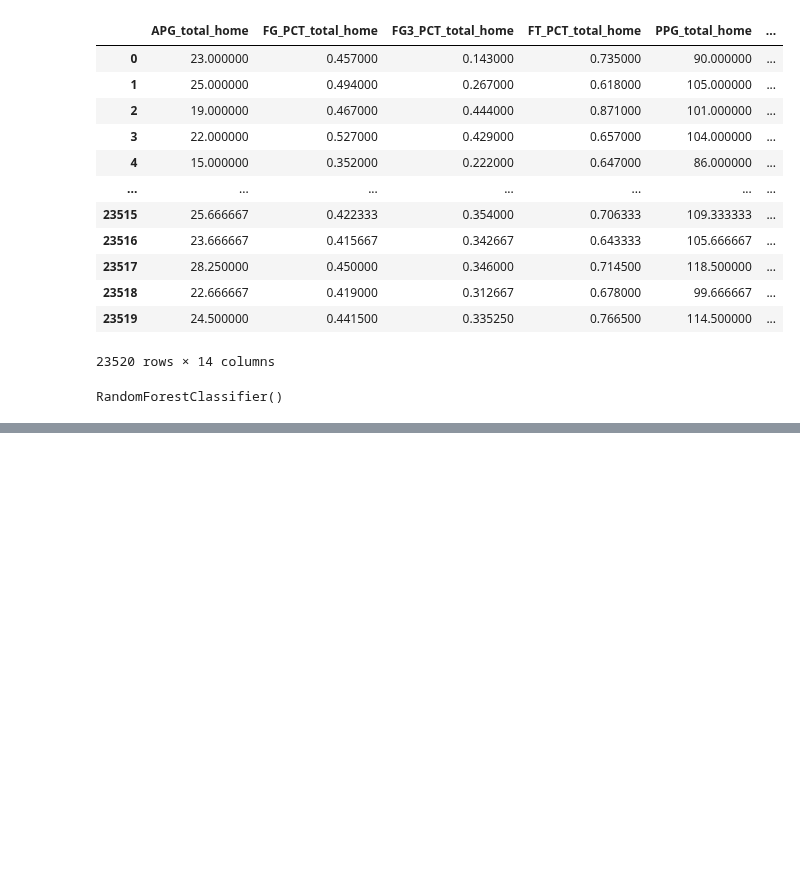
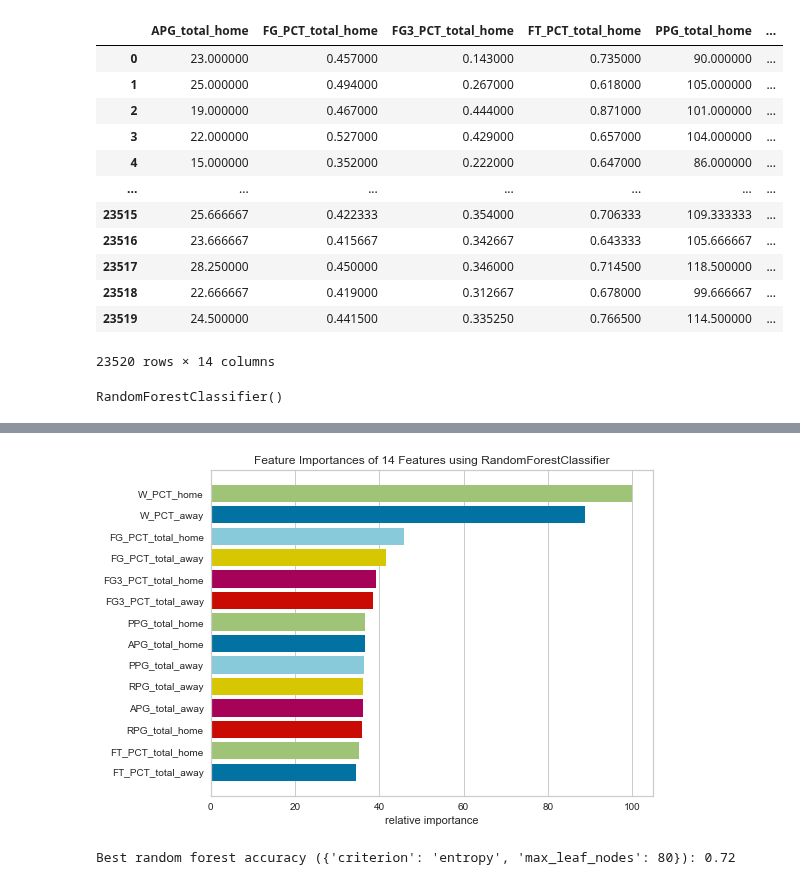
Before and after one commit to psalire/cmpe255-term-project, a Jupyter notebook: classifiers/random-forest/randomForest.ipynb, the cells around one changed output, grey strips where cells are left out. Drawn from its saved outputs; the diff is of its cells as text; code cells hidden in the pictures; blank space fills up the shorter version.

```diff
--- a/classifiers/random-forest/randomForest.ipynb
+++ b/classifiers/random-forest/randomForest.ipynb
@@ -137,0 +186,20 @@ for score in scores_randomForest:
+# %%
+plot_feature_importances(cv_impurity_clf.best_estimator_)
+# %% [output]
+[figure, added]
+# %%
+cv_max_leaves_clf = do_cv(
+    RandomForestClassifier(random_state=0),
+    GridSearchCV,
+    {
+        'max_leaf_nodes': [*range(2,100)],
+        'criterion': ['gini', 'entropy'],
+    },
+    X_train,
+    y_train,
+#     random_state=0,
+)
+print('Best random forest accuracy (%s): %.2f' % (str(cv_max_leaves_clf.best_params_), cv_max_leaves_clf.score(X_test, y_test)))
+#Best random forest accuracy ({'criterion': 'entropy', 'max_leaf_nodes': 80}): 0.72
+# %% [output]
+Best random forest accuracy ({'criterion': 'entropy', 'max_leaf_nodes': 80}): 0.72
```
Also changed, not shown: parts of 15 cells of this notebook.
